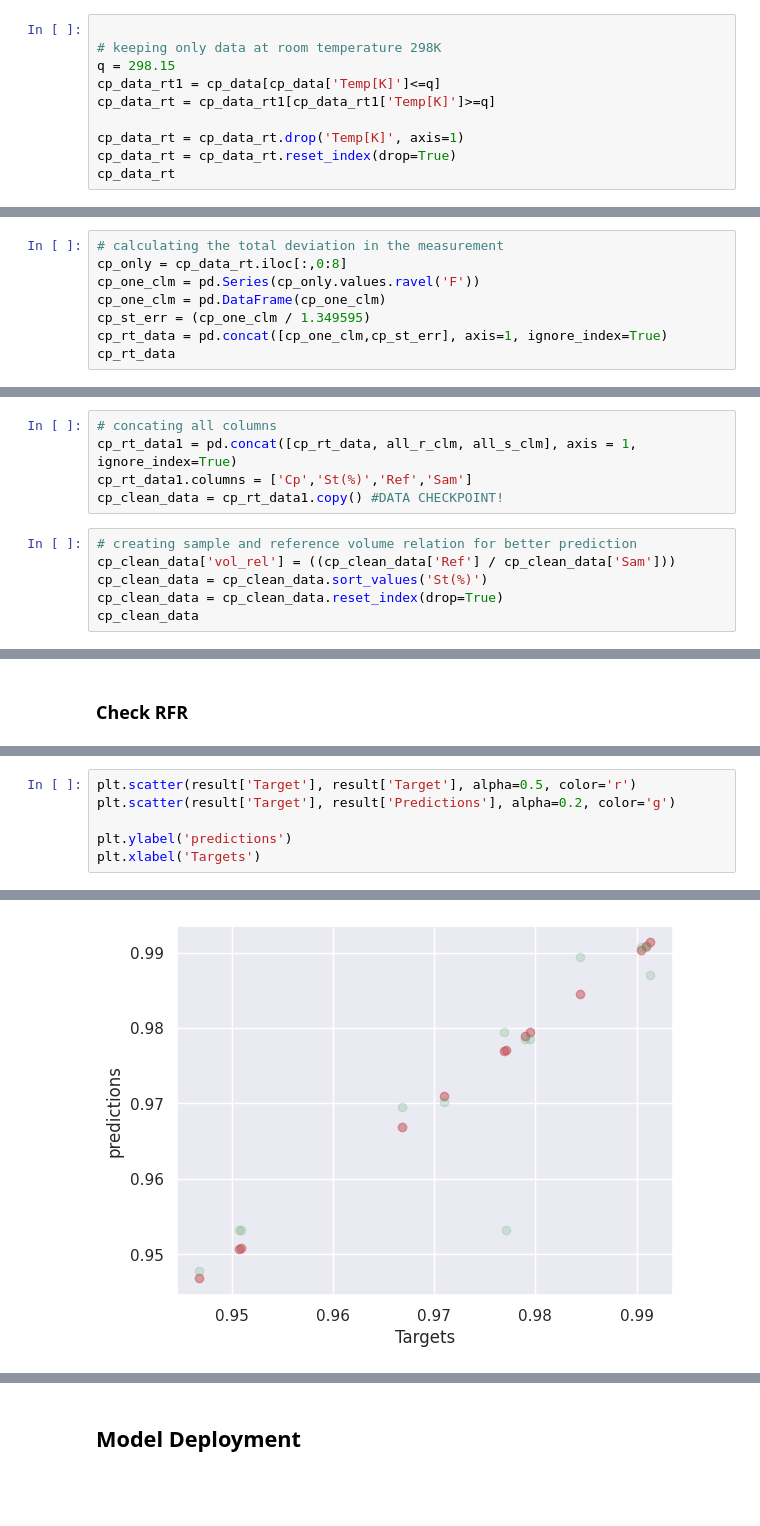
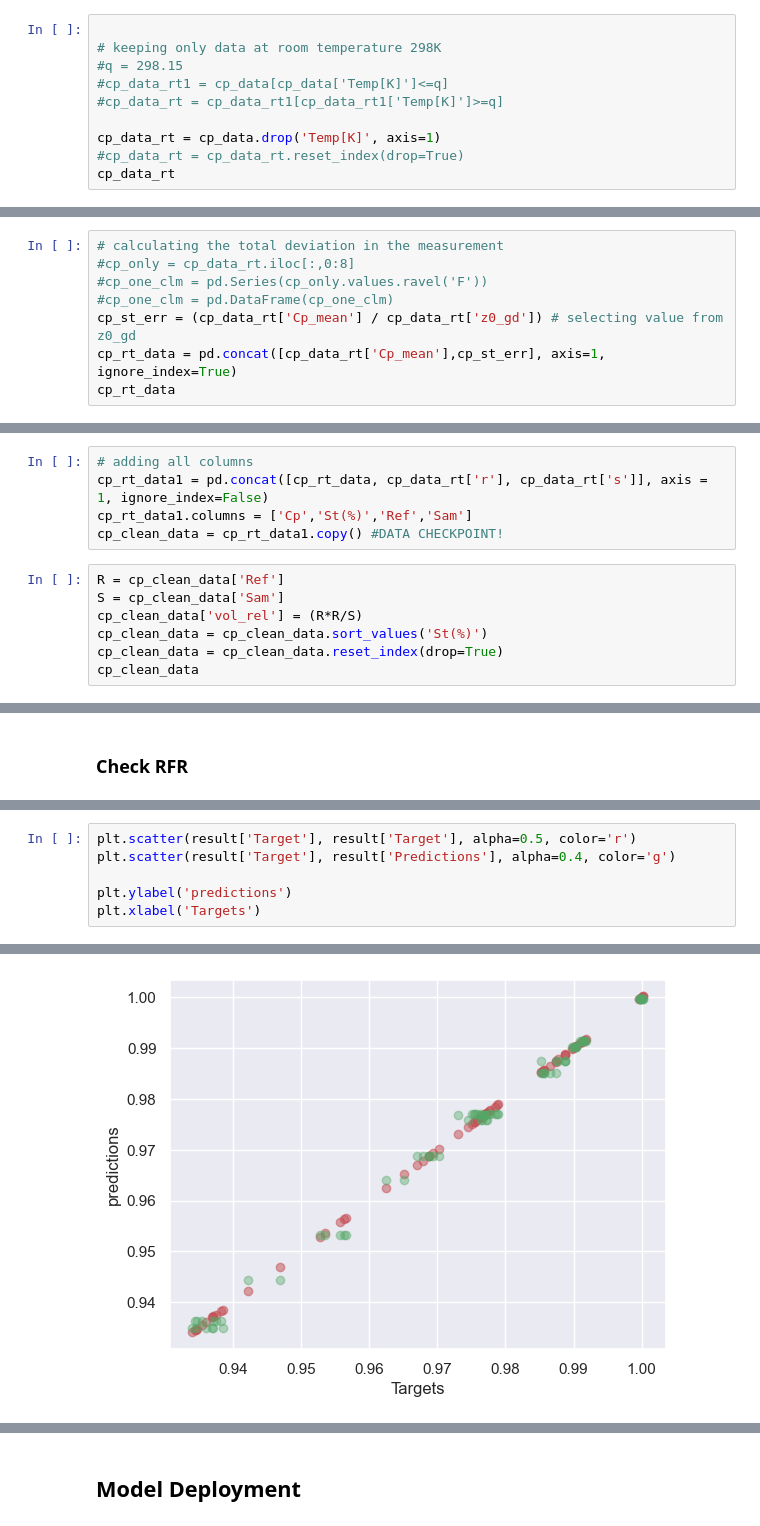
Before and after one commit to nirmalparmarphd/microDSC_error_prediction, a Jupyter notebook: ml_dsc_error_prediction.ipynb, the cells around one changed output, grey strips where cells are left out. Drawn from its saved outputs; the diff is of its cells as text; blank space fills up the shorter version.

Commit message:
ML model retrained with all data

```diff
--- a/ml_dsc_error_prediction.ipynb
+++ b/ml_dsc_error_prediction.ipynb
@@ -82,11 +97,11 @@ cp_data
 # %%
 
 # keeping only data at room temperature 298K
-q = 298.15
-cp_data_rt1 = cp_data[cp_data['Temp[K]']<=q]
-cp_data_rt = cp_data_rt1[cp_data_rt1['Temp[K]']>=q]
+#q = 298.15
+#cp_data_rt1 = cp_data[cp_data['Temp[K]']<=q]
+#cp_data_rt = cp_data_rt1[cp_data_rt1['Temp[K]']>=q]
 
-cp_data_rt = cp_data_rt.drop('Temp[K]', axis=1)
-cp_data_rt = cp_data_rt.reset_index(drop=True)
+cp_data_rt = cp_data.drop('Temp[K]', axis=1)
+#cp_data_rt = cp_data_rt.reset_index(drop=True)
 cp_data_rt
 # %% [output]
@@ -110,10 +121,10 @@ cp_data_rt
 # %%
 # calculating the total deviation in the measurement
-cp_only = cp_data_rt.iloc[:,0:8]
-cp_one_clm = pd.Series(cp_only.values.ravel('F'))
-cp_one_clm = pd.DataFrame(cp_one_clm)
-cp_st_err = (cp_one_clm / 1.349595)
-cp_rt_data = pd.concat([cp_one_clm,cp_st_err], axis=1, ignore_index=True)
+#cp_only = cp_data_rt.iloc[:,0:8]
+#cp_one_clm = pd.Series(cp_only.values.ravel('F'))
+#cp_one_clm = pd.DataFrame(cp_one_clm)
+cp_st_err = (cp_data_rt['Cp_mean'] / cp_data_rt['z0_gd']) # selecting value from z0_gd
+cp_rt_data = pd.concat([cp_data_rt['Cp_mean'],cp_st_err], axis=1, ignore_index=True)
 cp_rt_data
 # %% [output]
 |  | 0 | 1 |
@@ -139,13 +150,14 @@ all_s_clm = pd.concat([s_clm, s_clm, s_clm, s_clm,s_clm, s_clm, s_clm, s_clm,],a
 # %% [markdown]
 ## Cean Data Checkpoin
 # %%
-# concating all columns
-cp_rt_data1 = pd.concat([cp_rt_data, all_r_clm, all_s_clm], axis = 1, ignore_index=True)
+# adding all columns
+cp_rt_data1 = pd.concat([cp_rt_data, cp_data_rt['r'], cp_data_rt['s']], axis = 1, ignore_index=False)
 cp_rt_data1.columns = ['Cp','St(%)','Ref','Sam']
 cp_clean_data = cp_rt_data1.copy() #DATA CHECKPOINT!
 # %%
-# creating sample and reference volume relation for better prediction
-cp_clean_data['vol_rel'] = ((cp_clean_data['Ref'] / cp_clean_data['Sam']))
+R = cp_clean_data['Ref']
+S = cp_clean_data['Sam']
+cp_clean_data['vol_rel'] = (R*R/S)
 cp_clean_data = cp_clean_data.sort_values('St(%)')
 cp_clean_data = cp_clean_data.reset_index(drop=True)
 cp_clean_data
@@ -473,12 +474,12 @@ Text(0.5, 0, 'Targets (red) & Predictions (blue)')
 # %%
 plt.scatter(result['Target'], result['Target'], alpha=0.5, color='r')
-plt.scatter(result['Target'], result['Predictions'], alpha=0.2, color='g')
+plt.scatter(result['Target'], result['Predictions'], alpha=0.4, color='g')
 
 plt.ylabel('predictions')
 plt.xlabel('Targets')
 # %% [output]
 Text(0.5, 0, 'Targets')
-[figure, old version]
+[figure, new version]
 # %%
 # estimation of R2 score
 from sklearn.metrics import r2_score
```
Also changed, not shown: parts of 35 cells of this notebook, 22 other files.
